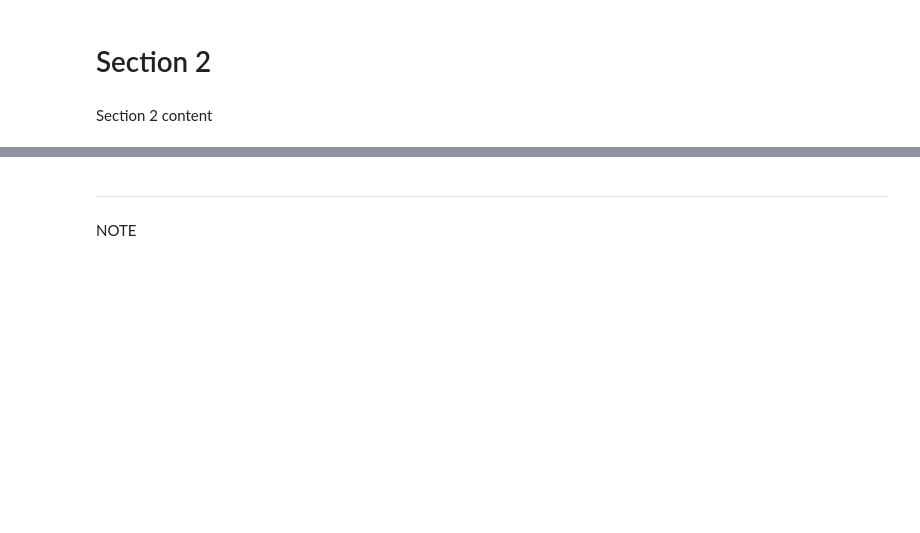
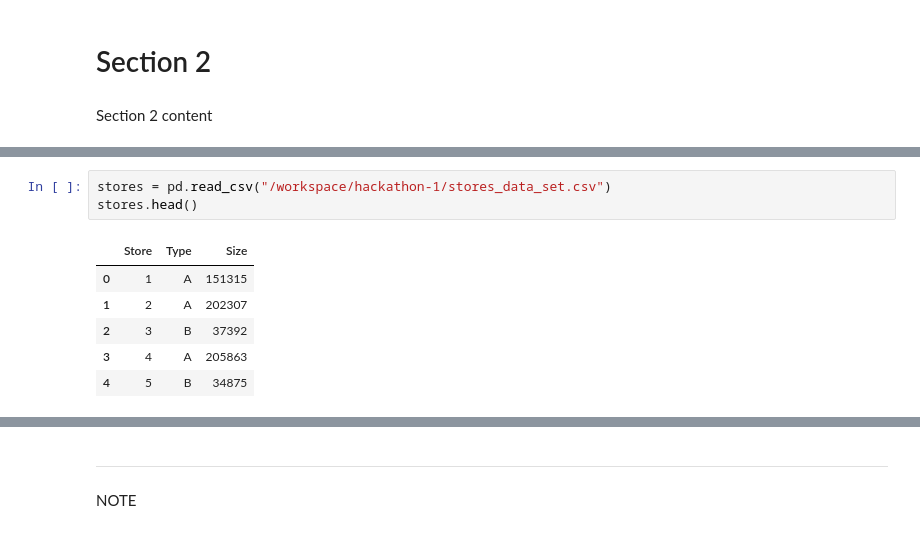
Before and after one commit to Hasnain-S1/hackathon-1, a Jupyter notebook: jupyter_notebooks/Notebook_Template.ipynb, the cells around one changed output, grey strips where cells are left out. Cells and saved outputs as stored; diff of their text form; blank space fills up the shorter version.

```diff
--- a/jupyter_notebooks/Notebook_Template.ipynb
+++ b/jupyter_notebooks/Notebook_Template.ipynb
@@ -60,0 +91,10 @@ Section 2 content
+# %%
+stores = pd.read_csv("/workspace/hackathon-1/stores_data_set.csv")
+stores.head()
+# %% [output]
+|  | Store | Type | Size |
+| 0 | 1 | A | 151315 |
+| 1 | 2 | A | 202307 |
+| 2 | 3 | B | 37392 |
+| 3 | 4 | A | 205863 |
+| 4 | 5 | B | 34875 |
```
Also changed, not shown: parts of 18 cells of this notebook, 1 other file.
